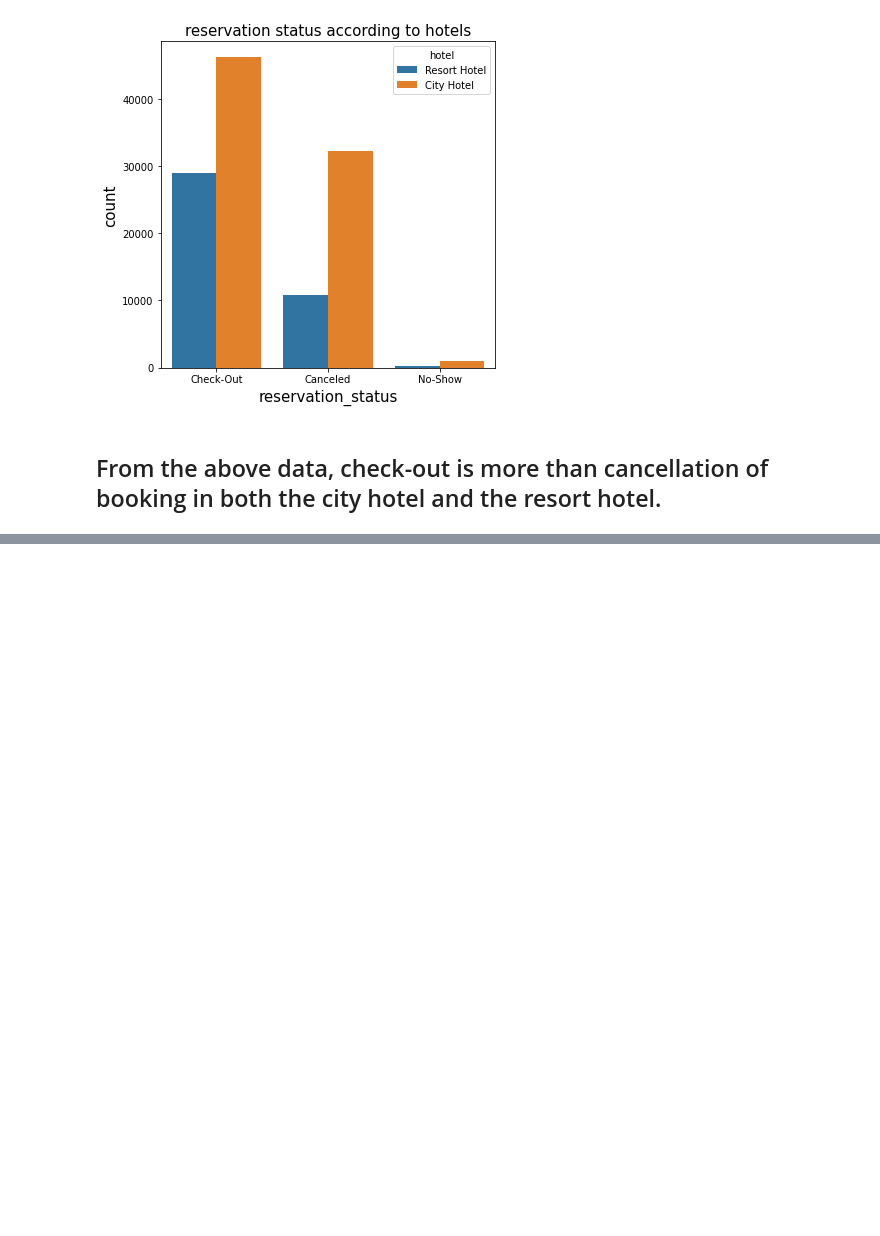
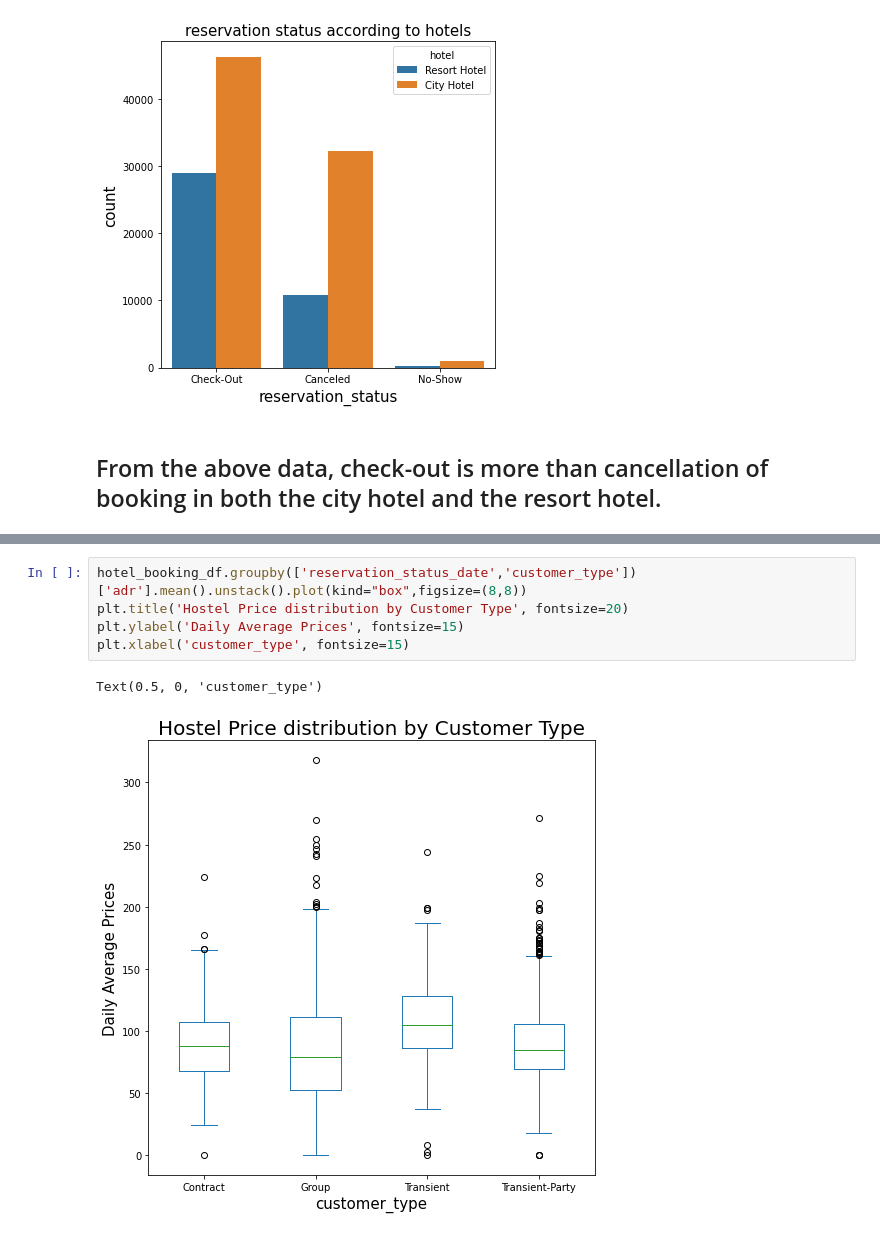
Before and after one commit to meghaadhapure/Hotel_Booking_Analysis, a Jupyter notebook: Hotel_Booking_Analysis_Capstone_Project.ipynb, the cells around one changed output, grey strips where cells are left out. Saved outputs shown, nothing was run; the diff lists cells and outputs as text; blank space fills up the shorter version.

```diff
--- a/Hotel_Booking_Analysis_Capstone_Project.ipynb
+++ b/Hotel_Booking_Analysis_Capstone_Project.ipynb
@@ -683,0 +693,8 @@ Name: is_canceled, dtype: int64
+# %%
+hotel_booking_df.groupby(['reservation_status_date','customer_type'])['adr'].mean().unstack().plot(kind="box",figsize=(8,8))
+plt.title('Hostel Price distribution by Customer Type', fontsize=20)
+plt.ylabel('Daily Average Prices', fontsize=15)
+plt.xlabel('customer_type', fontsize=15)
+# %% [output]
+Text(0.5, 0, 'customer_type')
+[figure, added]
```
Also changed, not shown: parts of 18 cells of this notebook.
